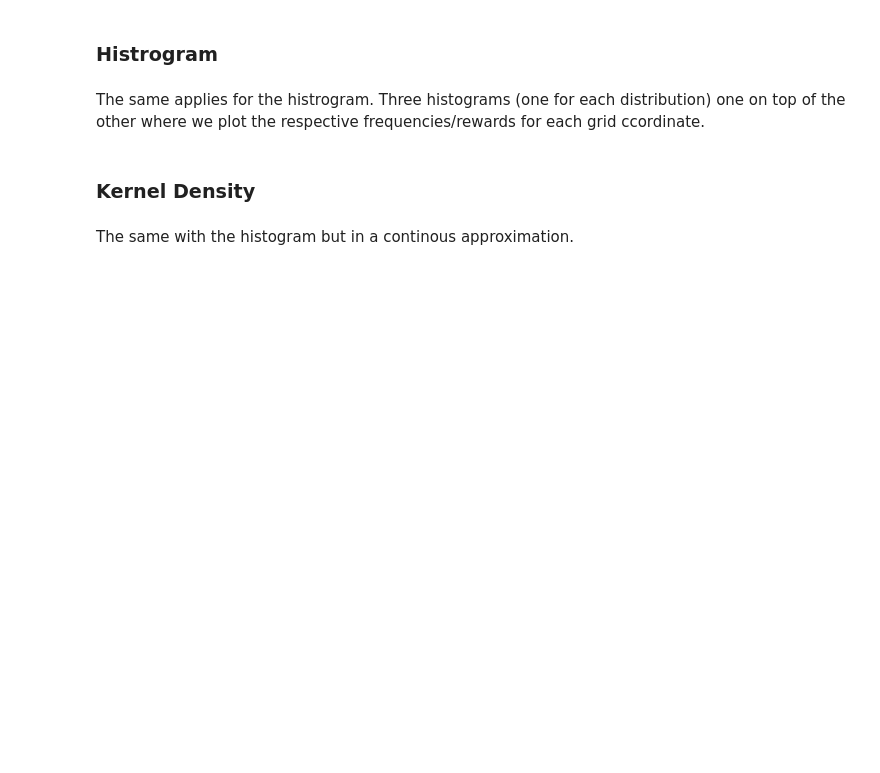
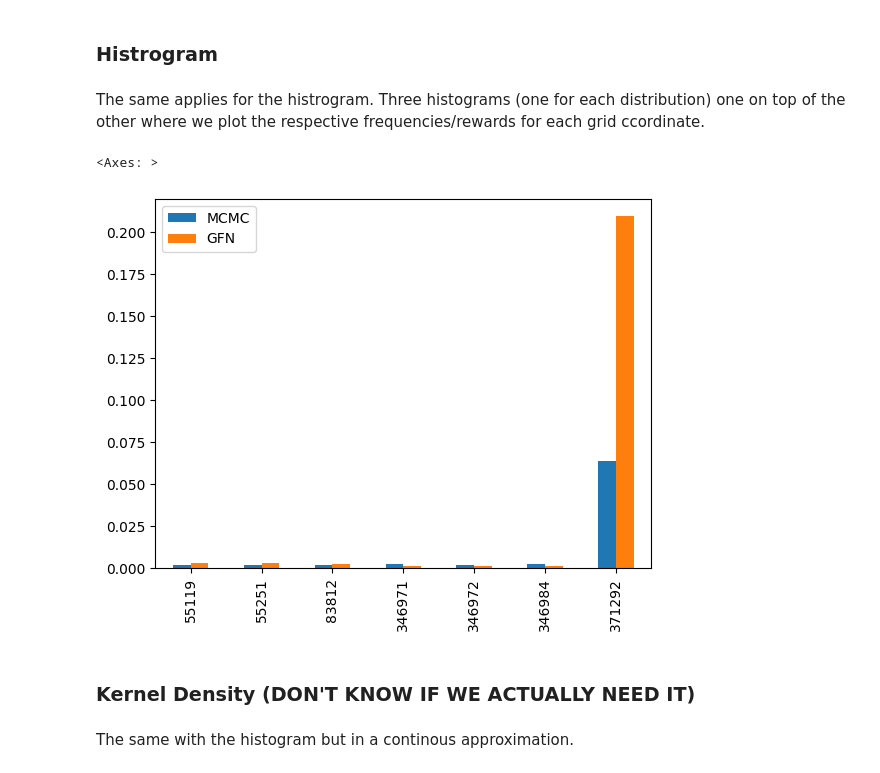
Before and after one commit to JosephRRB/torchgfn_spinfoams, a Jupyter notebook: notebooks/Statistical_Analysis.ipynb, the cells around one changed output. Cells and saved outputs as stored; diff of their text form; code cells hidden in the pictures; blank space fills up the shorter version.

```diff
--- a/notebooks/Statistical_Analysis.ipynb
+++ b/notebooks/Statistical_Analysis.ipynb
@@ -41,4 +126,9 @@ plt.clf()
-# %% [markdown]
-### Kernel Density
+# %%
+df[df.MCMC > 0.002].plot(kind='bar')
+# %% [output]
+<Axes: >
+[figure, added]
+# %% [markdown]
+### Kernel Density (DON'T KNOW IF WE ACTUALLY NEED IT)
 # %% [markdown]
 The same with the histogram but in a continous approximation.
```
Also changed, not shown: parts of 42 cells of this notebook.
